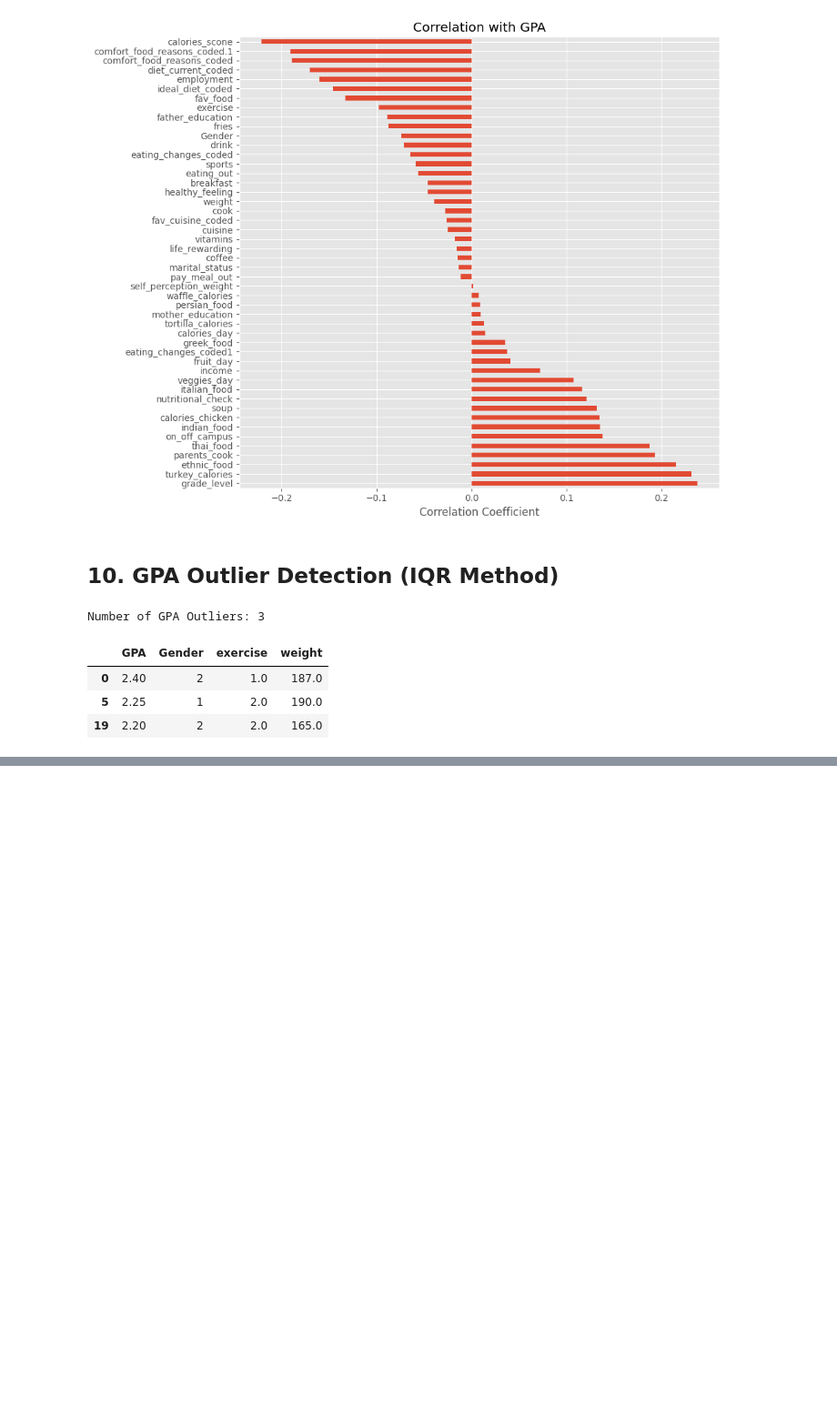
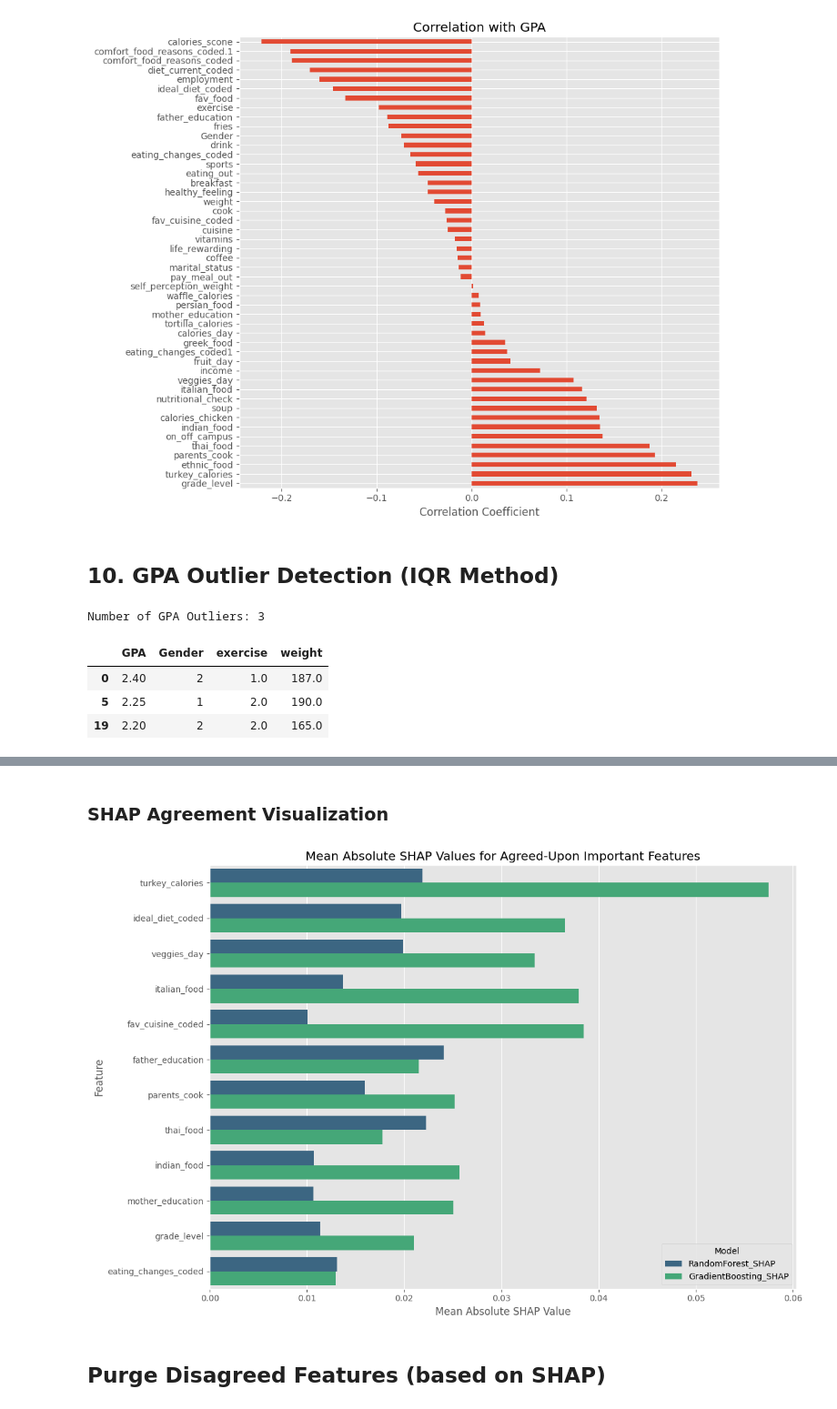
Before and after one commit to l3anxna/what-you-eat-decides-your-grade, a Jupyter notebook: EDA_notebook.ipynb, the cells around one changed output, grey strips where cells are left out. Shown at 91% size. Saved outputs shown, nothing was run; the diff lists cells and outputs as text; code cells hidden in the pictures; blank space fills up the shorter version.

```diff
--- a/EDA_notebook.ipynb
+++ b/EDA_notebook.ipynb
@@ -463,0 +679,26 @@ Number of GPA Outliers: 3
+# %% [markdown]
+### SHAP Agreement Visualization
+# %%
+# Filter the combined SHAP importance to include only the agreed-upon features
+agreed_features_df = combined_shap_importance.loc[agreed_upon_important_features_by_threshold]
+
+# Sort for better visualization (e.g., by the average SHAP value of both models)
+agreed_features_df['Mean_SHAP'] = agreed_features_df.mean(axis=1)
+agreed_features_df = agreed_features_df.sort_values(by='Mean_SHAP', ascending=False).drop(columns=['Mean_SHAP'])
+
+# Prepare data for plotting
+plot_df = agreed_features_df.reset_index().melt(id_vars='index', var_name='Model', value_name='Mean Absolute SHAP Value')
+plot_df.rename(columns={'index': 'Feature'}, inplace=True)
+
+plt.figure(figsize=(12, 8))
+sns.barplot(x='Mean Absolute SHAP Value', y='Feature', hue='Model', data=plot_df, palette='viridis')
+plt.title('Mean Absolute SHAP Values for Agreed-Upon Important Features')
+plt.xlabel('Mean Absolute SHAP Value')
+plt.ylabel('Feature')
+plt.legend(title='Model')
+plt.tight_layout()
+plt.show()
+# %% [output]
+[figure, added]
+# %% [markdown]
+## Purge Disagreed Features (based on SHAP)
```
Also changed, not shown: parts of 24 cells of this notebook.
